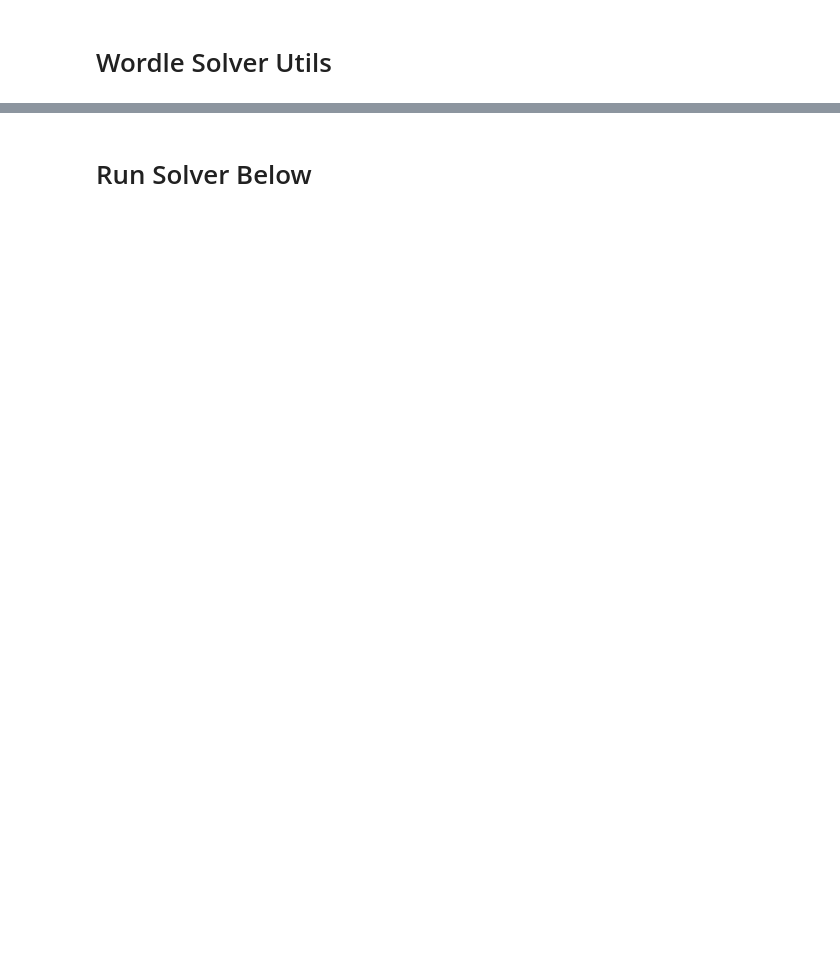
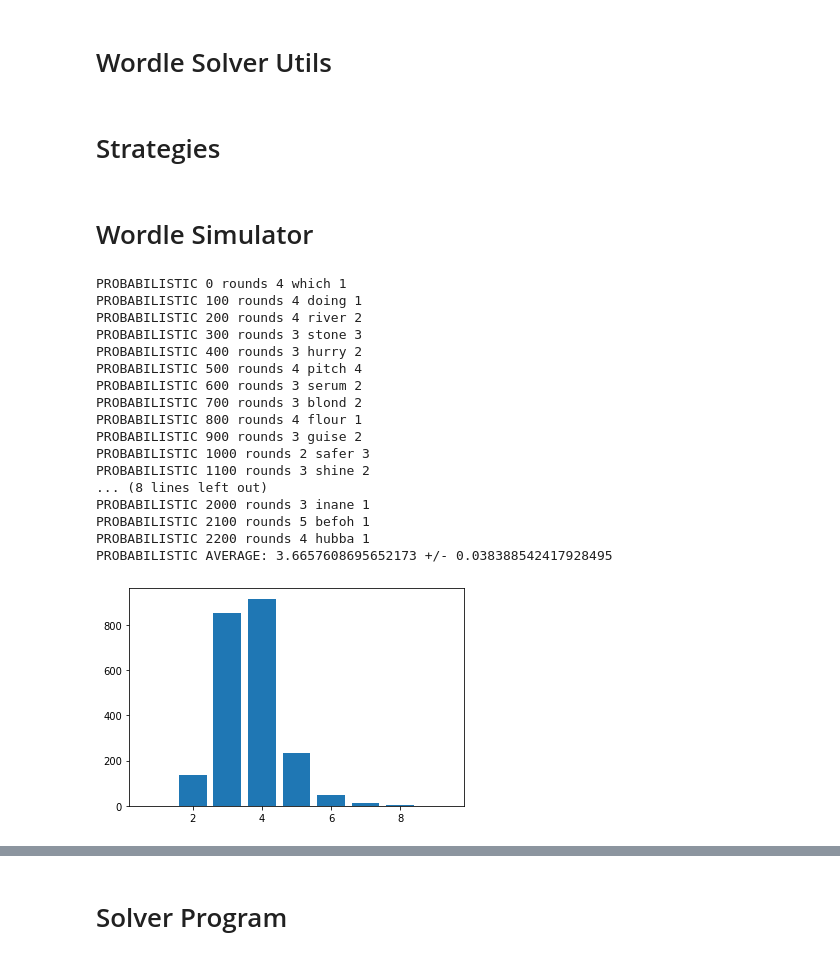
Before and after one commit to westonjackson/wordle_solver, a Jupyter notebook: Wordle_Solver.ipynb, the cells around one changed output, grey strips where cells are left out. Cells and saved outputs as stored; diff of their text form; code cells hidden in the pictures; blank space fills up the shorter version.

```diff
--- a/Wordle_Solver.ipynb
+++ b/Wordle_Solver.ipynb
@@ -86,0 +87,2 @@ def query_wordle(best_candidate):
+# %% [markdown]
+# Strategies
@@ -86,0 +152,66 @@ def query_wordle(best_candidate):
+# %%
+strategy_dict = {
+    "PROBABILISTIC": probabilistic_strategy,
+    "RANDOM":  random_strategy,
+    "FREQUENCY": frequency_strategy,
+    "MINIMAX": minimax_strategy,
+}
+# %% [markdown]
+# Wordle Simulator
+# %%
+PROD_TARGET = ""
+PROD_STRATEGY = ""
+
+for name, strategy_fn in strategy_dict.items():
+  if PROD_STRATEGY and name != PROD_STRATEGY:
+    continue
+
+  results = []
+  for i, target in enumerate(ALL_CANDIDATES):
+    if PROD_TARGET and target != PROD_TARGET:
+      continue
+
+    word_df = pd.DataFrame(ALL_CANDIDATES, columns=["words"])
+    candidate_df = pd.DataFrame(word_df["words"].map(list).to_list())
+    counter = 0
+    while True:
+      word = strategy_fn(word_df.words.tolist(), counter == 0)
+      counter += 1
+      assert target in word_df.words.tolist(), f"{target} {word_df.words.tolist()}"
+      result = evaluate(word, target)
+      if result == (2,2,2,2,2):
+        results.append([target, counter])
+        break
+
+      candidate_df = prune_wordle_candidates(candidate_df, word, result)
+      word_df = word_df.loc[candidate_df.index]
+      #print(f"{name} {i} rounds {counter} {word} {target} {len(candidate_df)}")
+
+    if i % 100 == 0:
+      print(f"{name} {i} rounds {counter} {target} {len(candidate_df)}")
+  results_df = pd.DataFrame(results, columns=["target", "rounds"])
+  print(f"{name} AVERAGE: {results_df.rounds.mean()} +/- {2 * results_df.rounds.sem()}")
+  counts_df = results_df.groupby("rounds").count().reset_index()
+  plt.bar(counts_df["rounds"], counts_df["target"])
+  plt.show()
+  print("Hardest word(s): ", results_df.loc[results_df.rounds == results_df.rounds.max(), "target"].tolist())
+  print(f"{results_df.rounds.max()} rounds ")
+# %% [output]
+PROBABILISTIC 0 rounds 4 which 1
+PROBABILISTIC 100 rounds 4 doing 1
+PROBABILISTIC 200 rounds 4 river 2
+PROBABILISTIC 300 rounds 3 stone 3
+PROBABILISTIC 400 rounds 3 hurry 2
+PROBABILISTIC 500 rounds 4 pitch 4
+PROBABILISTIC 600 rounds 3 serum 2
+PROBABILISTIC 700 rounds 3 blond 2
+PROBABILISTIC 800 rounds 4 flour 1
+PROBABILISTIC 900 rounds 3 guise 2
+PROBABILISTIC 1000 rounds 2 safer 3
+PROBABILISTIC 1100 rounds 3 shine 2
+... (8 lines left out)
+PROBABILISTIC 2000 rounds 3 inane 1
+PROBABILISTIC 2100 rounds 5 befoh 1
+PROBABILISTIC 2200 rounds 4 hubba 1
+PROBABILISTIC AVERAGE: 3.6657608695652173 +/- 0.038388542417928495
+[figure, added]
@@ -87,3 +236,3 @@ def query_wordle(best_candidate):
 # %% [markdown]
-# Run Solver Below
+# Solver Program
 # %%
```
Also changed, not shown: parts of 8 cells of this notebook.
